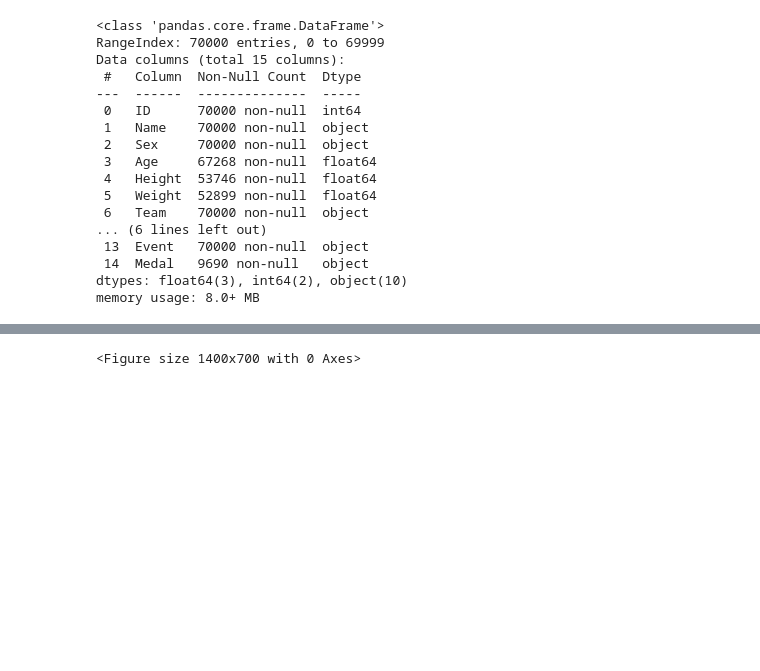
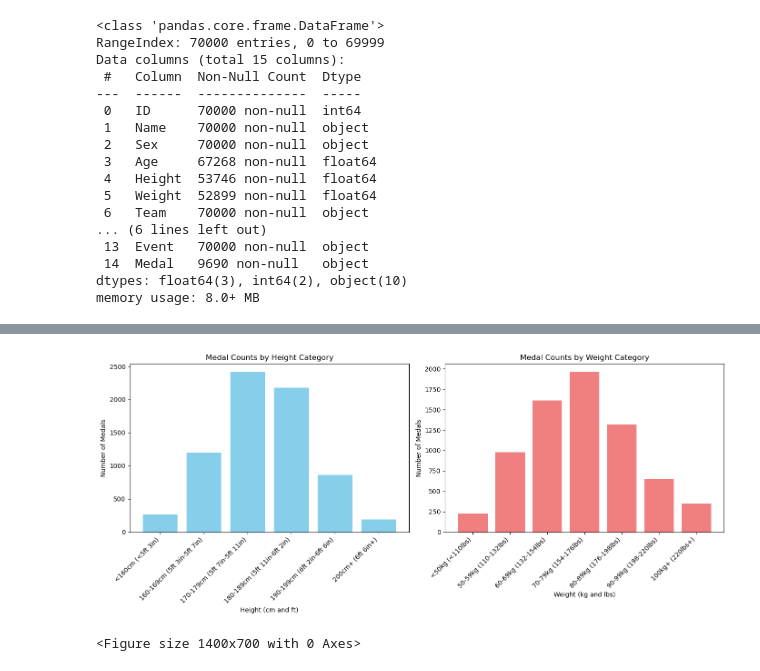
Before and after one commit to TimLinkous/DataAnalysis, a Jupyter notebook: olympics.ipynb, the cells around one changed output, grey strips where cells are left out. Saved outputs shown, nothing was run; the diff lists cells and outputs as text; code cells hidden in the pictures; blank space fills up the shorter version.

Commit message:
did a bunch of charts

```diff
--- a/olympics.ipynb
+++ b/olympics.ipynb
@@ -42,3 +180,26 @@ total_atheletes = df.shape[0]
+# %%
+#lets see what it looks like..
+
+plt.figure(figsize=(14, 6))
+
+plt.subplot(1, 2, 1)
+plt.bar(height_medal_counts['Height Category'], height_medal_counts['Medal Count'], color='skyblue')
+plt.title('Medal Counts by Height Category')
+plt.xlabel('Height (cm and ft)')
+plt.ylabel('Number of Medals')
+plt.xticks(rotation=45, ha='right')
+
+plt.subplot(1, 2, 2)
+plt.bar(weight_medal_counts['Weight Category'], weight_medal_counts['Medal Count'], color='lightcoral')
+plt.title('Medal Counts by Weight Category')
+plt.xlabel('Weight (kg and lbs)')
+plt.ylabel('Number of Medals')
+plt.xticks(rotation=45, ha='right')
+
+plt.tight_layout()
+plt.show()
+# %% [output]
+[figure, added]
 # %%
 #Medals by age group
 
```
Also changed, not shown: parts of 7 cells of this notebook.
